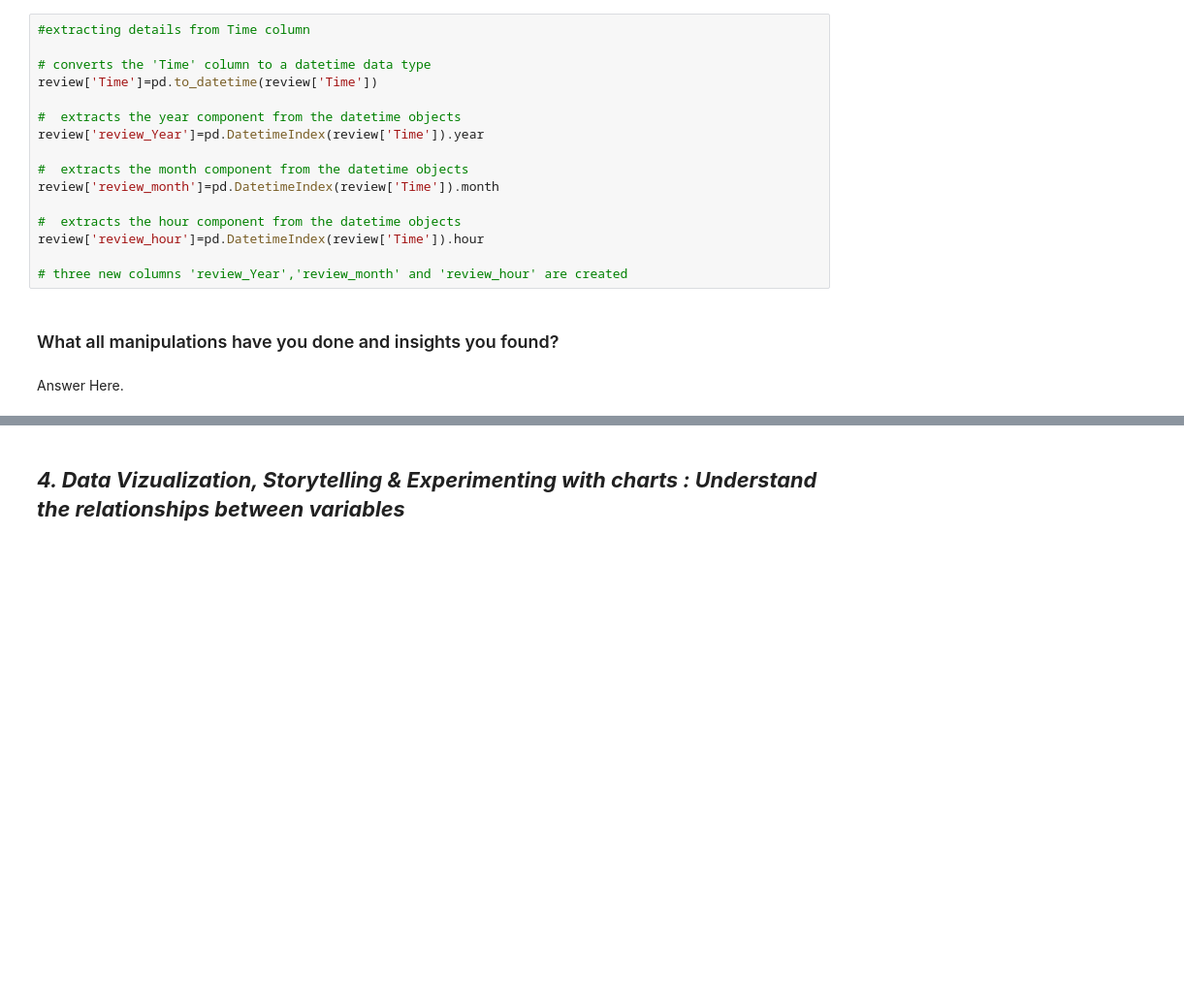
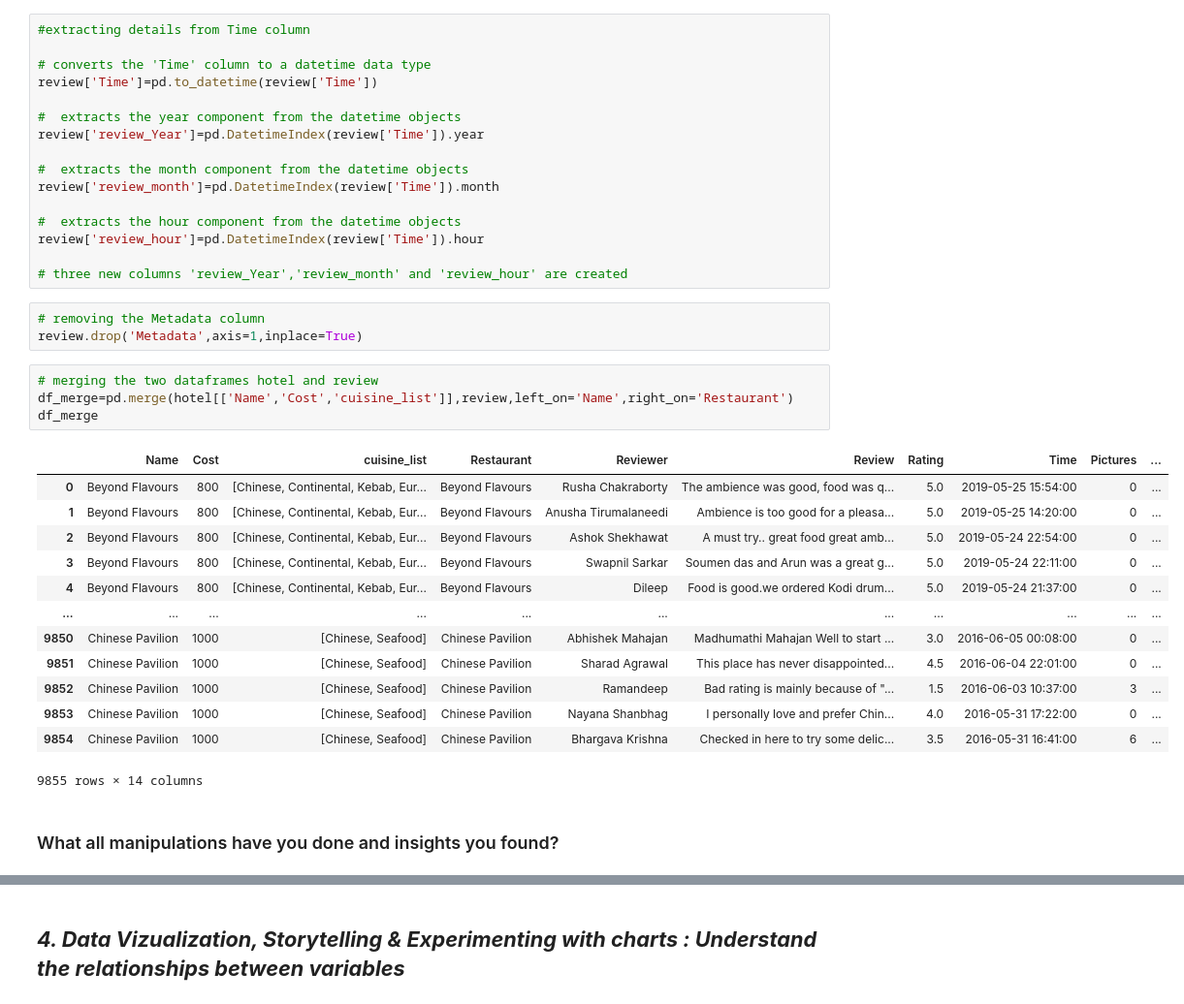
Before and after one commit to Sajeenafiza/ML-capstone, a Jupyter notebook: ML_capstone_mine.ipynb, the cells around one changed output, grey strips where cells are left out. Shown at 97% size. Drawn from its saved outputs; the diff is of its cells as text; blank space fills up the shorter version.

Commit message:
name

```diff
--- a/ML_capstone_mine.ipynb
+++ b/ML_capstone_mine.ipynb
@@ -615,7 +628,26 @@ review['review_month']=pd.DatetimeIndex(review['Time']).month
 review['review_hour']=pd.DatetimeIndex(review['Time']).hour
 
 # three new columns 'review_Year','review_month' and 'review_hour' are created
+# %%
+# removing the Metadata column
+review.drop('Metadata',axis=1,inplace=True)
+# %%
+# merging the two dataframes hotel and review
+df_merge=pd.merge(hotel[['Name','Cost','cuisine_list']],review,left_on='Name',right_on='Restaurant')
+df_merge
+# %% [output]
+|  | Name | Cost | cuisine_list | Restaurant | Reviewer | Review | Rating | Time | Pictures | ... |
+| 0 | Beyond Flavours | 800 | [Chinese, Continental, Kebab, Eur... | Beyond Flavours | Rusha Chakraborty | The ambience was good, food was q... | 5.0 | 2019-05-25 15:54:00 | 0 | ... |
+| 1 | Beyond Flavours | 800 | [Chinese, Continental, Kebab, Eur... | Beyond Flavours | Anusha Tirumalaneedi | Ambience is too good for a pleasa... | 5.0 | 2019-05-25 14:20:00 | 0 | ... |
+| 2 | Beyond Flavours | 800 | [Chinese, Continental, Kebab, Eur... | Beyond Flavours | Ashok Shekhawat | A must try.. great food great amb... | 5.0 | 2019-05-24 22:54:00 | 0 | ... |
+| 3 | Beyond Flavours | 800 | [Chinese, Continental, Kebab, Eur... | Beyond Flavours | Swapnil Sarkar | Soumen das and Arun was a great g... | 5.0 | 2019-05-24 22:11:00 | 0 | ... |
+| 4 | Beyond Flavours | 800 | [Chinese, Continental, Kebab, Eur... | Beyond Flavours | Dileep | Food is good.we ordered Kodi drum... | 5.0 | 2019-05-24 21:37:00 | 0 | ... |
+| ... | ... | ... | ... | ... | ... | ... | ... | ... | ... | ... |
+| 9850 | Chinese Pavilion | 1000 | [Chinese, Seafood] | Chinese Pavilion | Abhishek Mahajan | Madhumathi Mahajan Well to start ... | 3.0 | 2016-06-05 00:08:00 | 0 | ... |
+| 9851 | Chinese Pavilion | 1000 | [Chinese, Seafood] | Chinese Pavilion | Sharad Agrawal | This place has never disappointed... | 4.5 | 2016-06-04 22:01:00 | 0 | ... |
+| 9852 | Chinese Pavilion | 1000 | [Chinese, Seafood] | Chinese Pavilion | Ramandeep | Bad rating is mainly because of "... | 1.5 | 2016-06-03 10:37:00 | 3 | ... |
+| 9853 | Chinese Pavilion | 1000 | [Chinese, Seafood] | Chinese Pavilion | Nayana Shanbhag | I personally love and prefer Chin... | 4.0 | 2016-05-31 17:22:00 | 0 | ... |
+| 9854 | Chinese Pavilion | 1000 | [Chinese, Seafood] | Chinese Pavilion | Bhargava Krishna | Checked in here to try some delic... | 3.5 | 2016-05-31 16:41:00 | 6 | ... |
+9855 rows × 14 columns
 # %% [markdown]
 ### What all manipulations have you done and insights you found?
-# %% [markdown]
-Answer Here.
```
Also changed, not shown: parts of 4 cells of this notebook.
